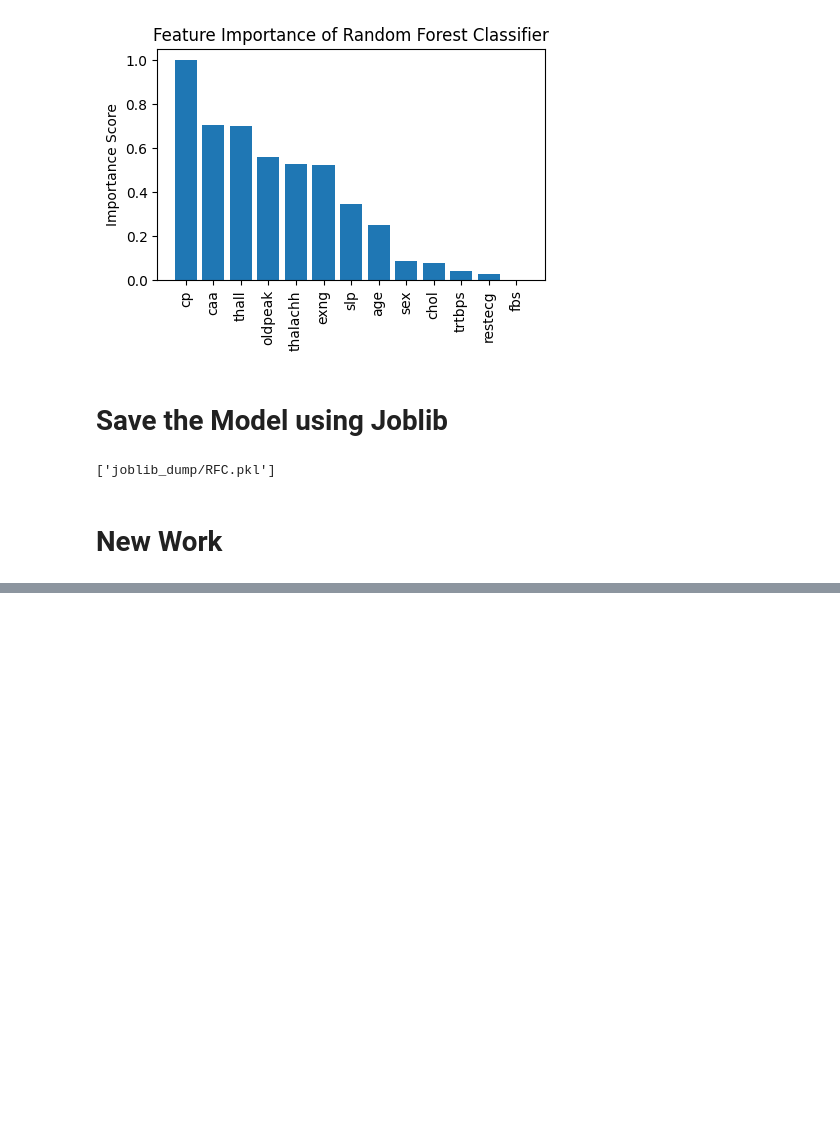
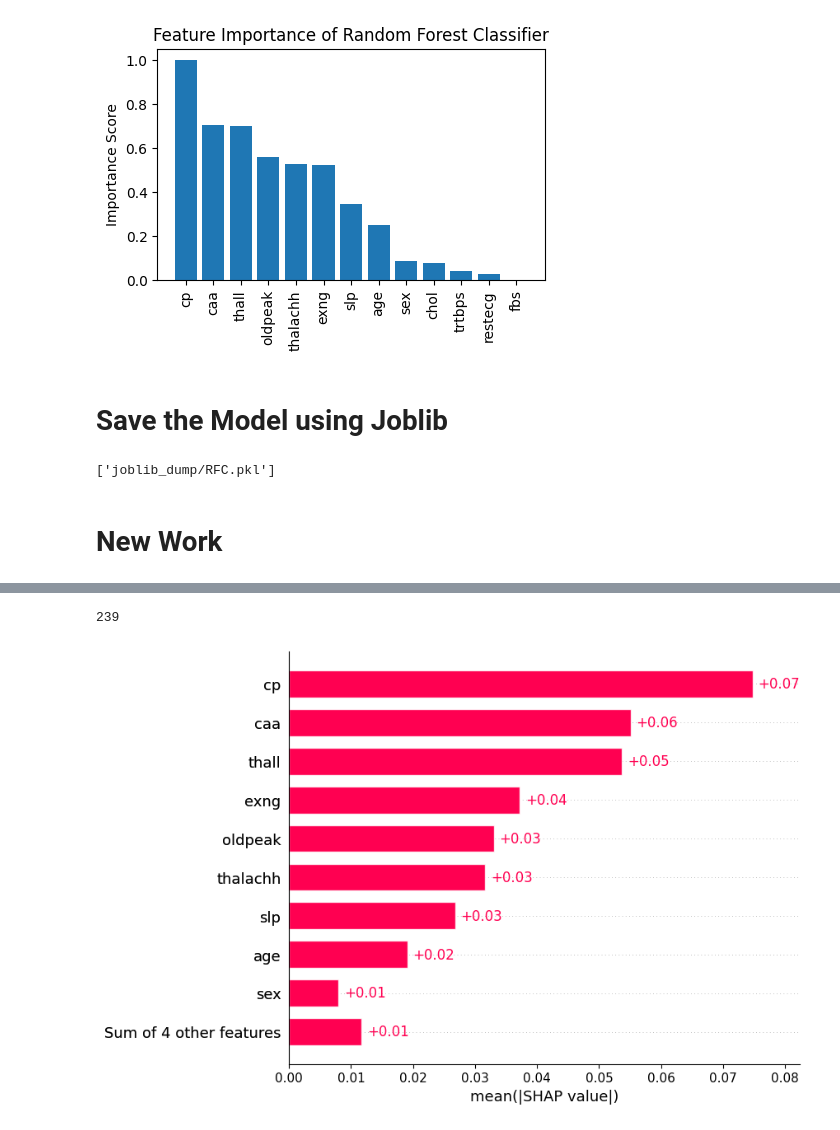
Before and after one commit to kruthi-sb/Cardiac_Events_ML, a Jupyter notebook: ML/RF.ipynb, the cells around one changed output, grey strips where cells are left out. Drawn from its saved outputs; the diff is of its cells as text; code cells hidden in the pictures; blank space fills up the shorter version.

```diff
--- a/ML/RF.ipynb
+++ b/ML/RF.ipynb
@@ -332,0 +356,16 @@ joblib.dump(rf2, "joblib_dump/RFC.pkl")
+# %%
+import shap
+
+# shap.explainers.Tree: Uses Tree SHAP algorithms to explain the output of ensemble tree models.
+# Tree SHAP is a fast and exact method to estimate SHAP values for tree models and ensembles of trees,
+# under several different possible assumptions about feature dependence.
+tree_explainer = shap.explainers.Tree(rf2)
+shap_values = tree_explainer.shap_values(X_train)
+explanation = shap.Explanation(shap_values[1], feature_names=features)
+print(len(shap_values[0]))
+
+# plot bar plot: visualizes the average absolute impact of each feature on model predictions
+shap.plots.bar(explanation)
+# %% [output]
+239
+[figure, added]
```
Also changed, not shown: parts of 11 cells of this notebook, 1 other file.
